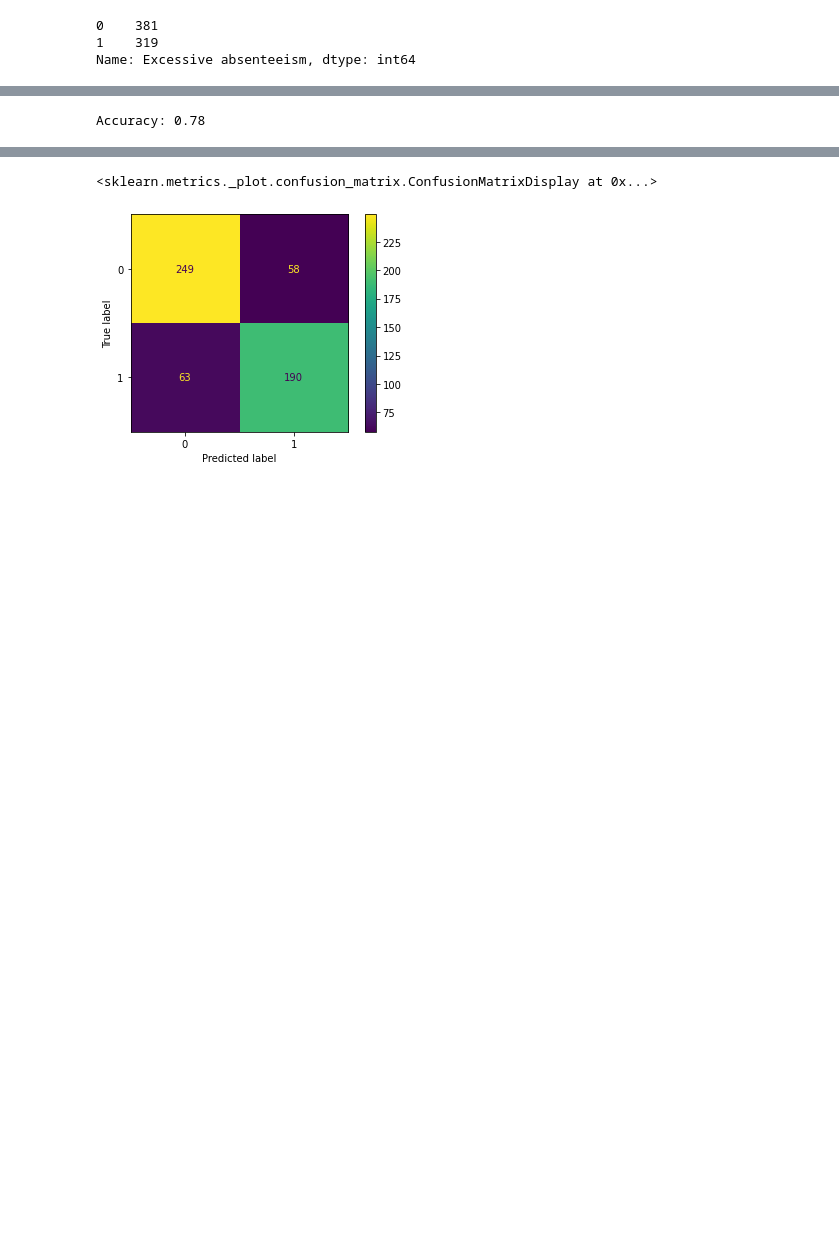
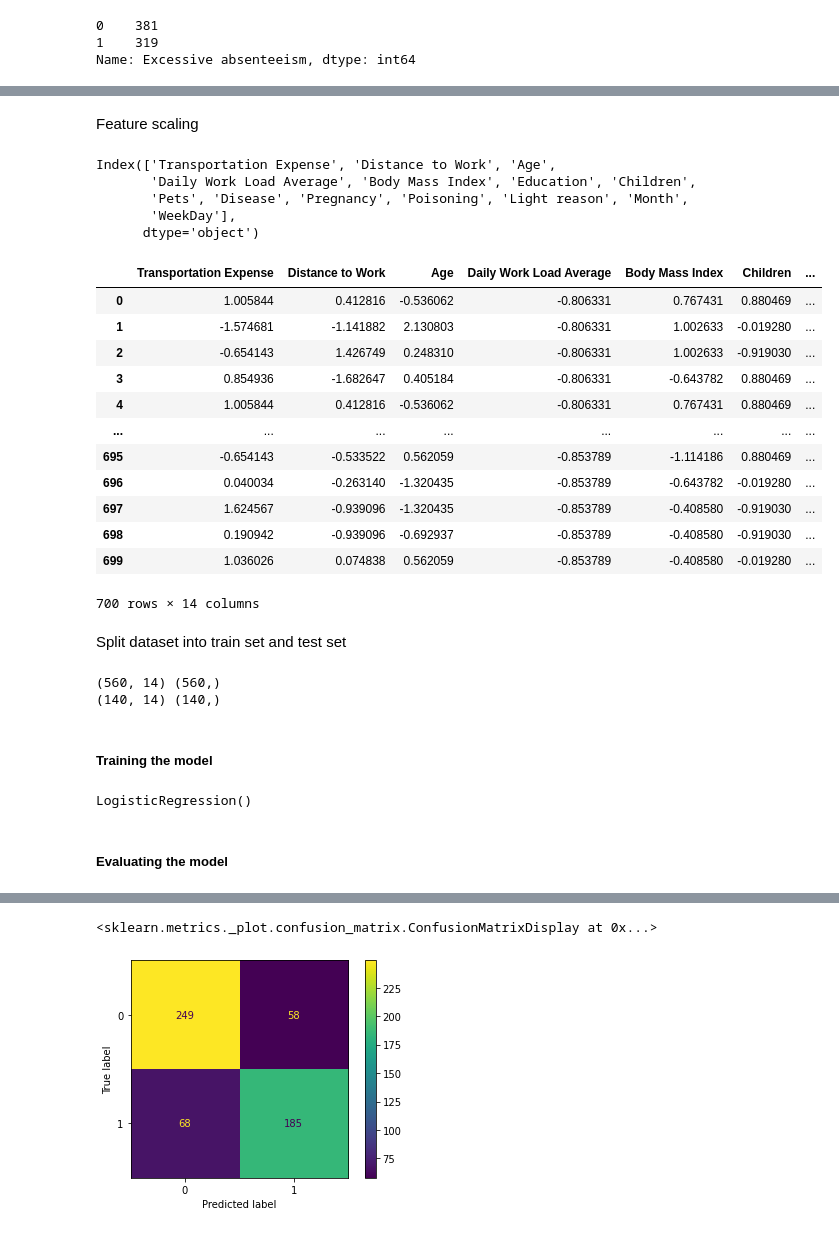
Before and after one commit to MarcoCalbucci/DataAnalytics, a Jupyter notebook: PredictiveModeling/Exercises/absenteeism.ipynb, the cells around one changed output, grey strips where cells are left out. Cells and saved outputs as stored; diff of their text form; code cells hidden in the pictures; blank space fills up the shorter version.

Commit message:
PredictiveModeling/Exercises/absenteeism.ipynb: scaling feature

```diff
--- a/PredictiveModeling/Exercises/absenteeism.ipynb
+++ b/PredictiveModeling/Exercises/absenteeism.ipynb
@@ -292,27 +320,64 @@ df_input
+# %% [markdown]
+Feature scaling
+# %%
+df_input.columns
+# %% [output]
+Index(['Transportation Expense', 'Distance to Work', 'Age',
+       'Daily Work Load Average', 'Body Mass Index', 'Education', 'Children',
+       'Pets', 'Disease', 'Pregnancy', 'Poisoning', 'Light reason', 'Month',
+       'WeekDay'],
+      dtype='object')
+# %%
+# we must scale numerical columns only, not the dummy variables
+columns_to_scale = ['Transportation Expense', 'Distance to Work', 'Age',
+        'Daily Work Load Average', 'Body Mass Index', 'Children', 'Pets', 'Month', 'WeekDay']
 # %%
-# scale inputs
-
 from sklearn.preprocessing import StandardScaler
 
 scaler = StandardScaler()
-scaler.fit(df_input)
 
-scaled_inputs = scaler.transform(df_input) # dataframe accepted as input but the result will always be a numpy array (column names are lost)
+scaler.fit(df_input[columns_to_scale])
+
+X_scaled = scaler.transform(df_input[columns_to_scale]) # dataframe accepted as input but returns np.array
+df_input = pd.concat([pd.DataFrame(columns=columns_to_scale, data=X_scaled), df_input[list(set(df_input.columns)-set(columns_to_scale))]], axis=1)
+# %%
+df_input
+# %% [output]
+|  | Transportation Expense | Distance to Work | Age | Daily Work Load Average | Body Mass Index | Children | ... |
+| 0 | 1.005844 | 0.412816 | -0.536062 | -0.806331 | 0.767431 | 0.880469 | ... |
+| 1 | -1.574681 | -1.141882 | 2.130803 | -0.806331 | 1.002633 | -0.019280 | ... |
+| 2 | -0.654143 | 1.426749 | 0.248310 | -0.806331 | 1.002633 | -0.919030 | ... |
+| 3 | 0.854936 | -1.682647 | 0.405184 | -0.806331 | -0.643782 | 0.880469 | ... |
+| 4 | 1.005844 | 0.412816 | -0.536062 | -0.806331 | 0.767431 | 0.880469 | ... |
+| ... | ... | ... | ... | ... | ... | ... | ... |
+| 695 | -0.654143 | -0.533522 | 0.562059 | -0.853789 | -1.114186 | 0.880469 | ... |
+| 696 | 0.040034 | -0.263140 | -1.320435 | -0.853789 | -0.643782 | -0.019280 | ... |
+| 697 | 1.624567 | -0.939096 | -1.320435 | -0.853789 | -0.408580 | -0.919030 | ... |
+| 698 | 0.190942 | -0.939096 | -0.692937 | -0.853789 | -0.408580 | -0.919030 | ... |
+| 699 | 1.036026 | 0.074838 | 0.562059 | -0.853789 | -0.408580 | -0.019280 | ... |
+700 rows × 14 columns
+# %% [markdown]
+Split dataset into train set and test set
 # %%
 # train test split
 from sklearn.model_selection import train_test_split
 
-X_train, X_test, y_train, y_test = train_test_split(scaled_inputs, targets, train_size=0.8, shuffle=True, random_state=20) # set random_state to shuffle the same way every time
+X_train, X_test, y_train, y_test = train_test_split(df_input, targets, train_size=0.8, shuffle=True, random_state=20) # set random_state to shuffle the same way every time
 
 print(X_train.shape, y_train.shape)
 print(X_test.shape, y_test.shape)
+# %% [output]
+(560, 14) (560,)
+(140, 14) (140,)
+# %% [markdown]
+##### Training the model
 # %%
 from sklearn.linear_model import LogisticRegression
 from sklearn import metrics
 
 clf = LogisticRegression()
 clf.fit(X_train, y_train)
-
-print(f'Accuracy: {clf.score(X_train, y_train):.2f}')
 # %% [output]
-Accuracy: 0.78
+LogisticRegression()
+# %% [markdown]
+##### Evaluating the model
```
Also changed, not shown: parts of 15 cells of this notebook.
